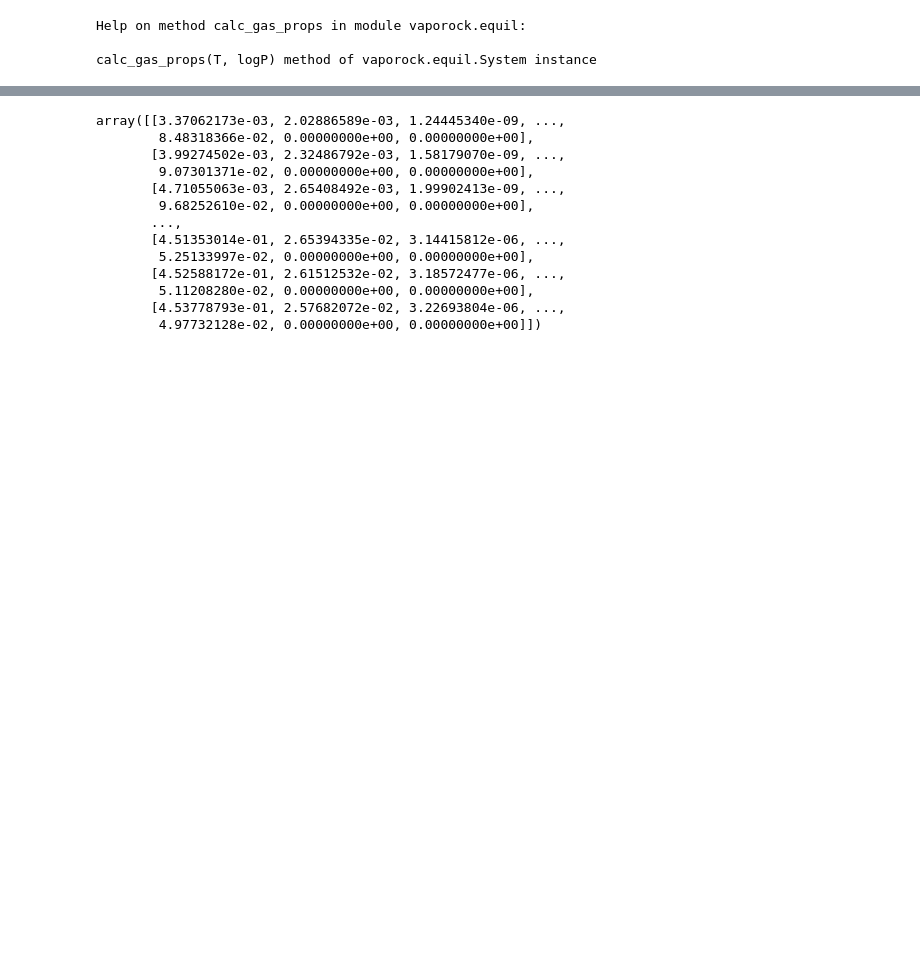
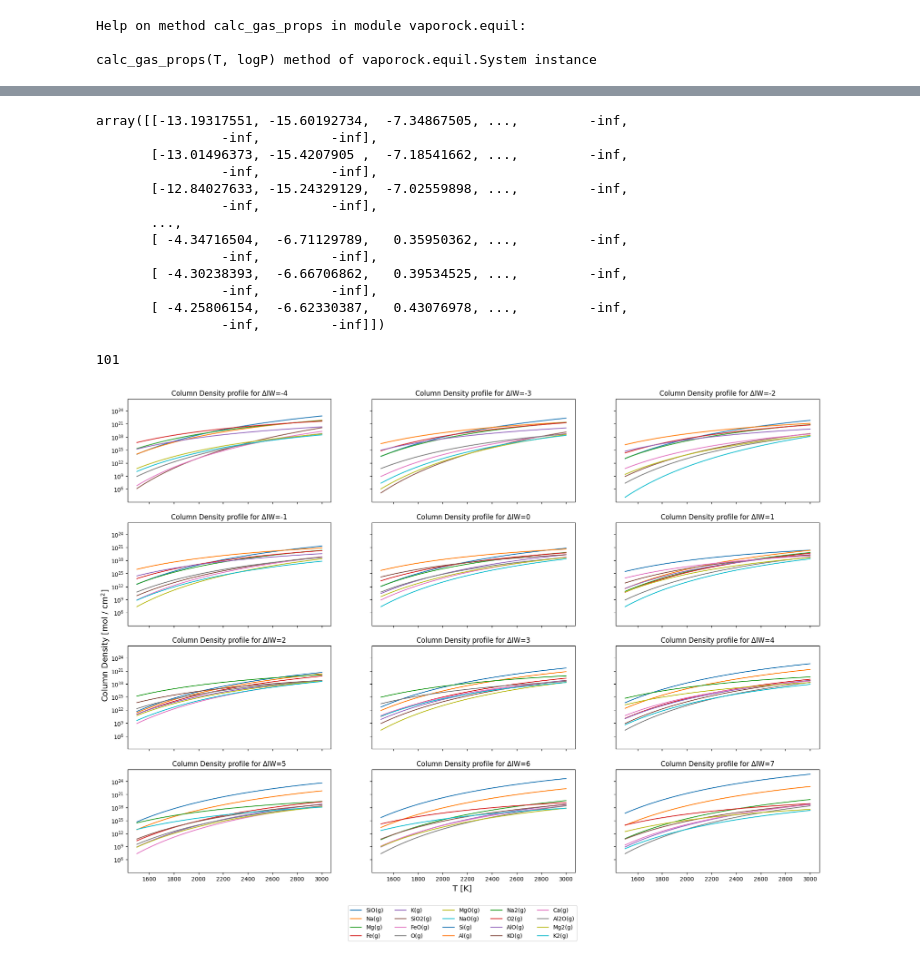
Before and after one commit to Alexmcginty/LavaWorlds, a Jupyter notebook: VapoRock-basic-demo-fo2 tests.ipynb, the cells around one changed output, grey strips where cells are left out. Saved outputs shown, nothing was run; the diff lists cells and outputs as text; code cells hidden in the pictures; blank space fills up the shorter version.

```diff
--- a/VapoRock-basic-demo-fo2 tests.ipynb
+++ b/VapoRock-basic-demo-fo2 tests.ipynb
@@ -383,16 +419,45 @@ array([0., 0., 0., 0., 0., 0., 0., 0., 0., 0., 0., 0., 0., 0., 0., 0., 0.,
 # %%
-mol_elem_frac1[:,0,:]
+LOGP1[:,0,:]
 # %% [output]
-array([[3.37062173e-03, 2.02886589e-03, 1.24445340e-09, ...,
-        8.48318366e-02, 0.00000000e+00, 0.00000000e+00],
-       [3.99274502e-03, 2.32486792e-03, 1.58179070e-09, ...,
-        9.07301371e-02, 0.00000000e+00, 0.00000000e+00],
-       [4.71055063e-03, 2.65408492e-03, 1.99902413e-09, ...,
-        9.68252610e-02, 0.00000000e+00, 0.00000000e+00],
+array([[-13.19317551, -15.60192734,  -7.34867505, ...,         -inf,
+                -inf,         -inf],
+       [-13.01496373, -15.4207905 ,  -7.18541662, ...,         -inf,
+                -inf,         -inf],
+       [-12.84027633, -15.24329129,  -7.02559898, ...,         -inf,
+                -inf,         -inf],
        ...,
-       [4.51353014e-01, 2.65394335e-02, 3.14415812e-06, ...,
-        5.25133997e-02, 0.00000000e+00, 0.00000000e+00],
-       [4.52588172e-01, 2.61512532e-02, 3.18572477e-06, ...,
-        5.11208280e-02, 0.00000000e+00, 0.00000000e+00],
-       [4.53778793e-01, 2.57682072e-02, 3.22693804e-06, ...,
-        4.97732128e-02, 0.00000000e+00, 0.00000000e+00]])
+       [ -4.34716504,  -6.71129789,   0.35950362, ...,         -inf,
+                -inf,         -inf],
+       [ -4.30238393,  -6.66706862,   0.39534525, ...,         -inf,
+                -inf,         -inf],
+       [ -4.25806154,  -6.62330387,   0.43076978, ...,         -inf,
+                -inf,         -inf]])
+# %%
+
+fig , axes = plt.subplots(nrows=4,ncols=3,figsize=(22,16),sharex=True,sharey=True)
+axes = axes.flatten()
+#cmap=plt.cm,get_cmap('jet',len(dlogfO2))
+elements=['O(g)', 'O2(g)', 'Mg(g)', 'MgO(g)', 'Mg2(g)', 'Ca(g) ', 'CaO(g)', 'Ca2(g)', 'Al(g) ', 'AlO(g)', 'AlO2(g)', 'Al2(g)', 'Al2O(g)', 'Al2O2(g)', 'Si(g) ', 'SiO(g)', 'SiO2(g', 'Si2(g)', 'Si3(g)', 'Na(g) ', 'NaO(g)', 'Na2(g)', 'K(g)  ', 'KO(g) ', 'K2(g) ', 'Fe(g) ', 'FeO(g)', 'TiO(g)', 'Ti(g) ', 'TiO2(g)', 'Cr(g) ', 'CrO(g)', 'CrO2(g)', 'CrO3(g)']
+#cbar = plt.colorbar(plt.cm.ScalarMappable(norm=plt.Normalize(0,1),cmap=plt.cm.get_cmap('jet')))
+print(len(T1))
+for j in range(len(dlogfO2)):
+    for i in range(10):
+            ax =axes[j]
+            ax.semilogy(T1, density_high1[:,j,i],label=elements[i])
+            #ax.set_xlabel('T  [K]')
+            #ax.set_ylabel(r'Column Density [mol / cm$^2$]')
+            ax.set_title( "Column Density profile for \u0394IW=" +str(dlogfO2[j]))
+            #plt.colorbar(label='fO2 values')
+            #print(dlogfO2[j])
+#for ax in axes:
+#    ax.set_xlabel('T  [K]')
+#    ax.set_ylabel(r'Column Density [mol / cm$^2$]')
+
+fig.text(0.5,0.125,'T [K]', va='center', ha='center',fontsize='x-large')
+fig.text(0.1,0.5,r'Column Density [mol / cm$^2$]', rotation='vertical',va='center', ha='center',fontsize='x-large')
+fig.subplots_adjust(bottom=0.15)
+fig.legend(density_high.index,loc='lower center', bbox_to_anchor=(0.5,0.04),ncol=5)
+plt.savefig('column density profiles with corrected fo2.png')
+# %% [output]
+101
+[figure, added]
```
Also changed, not shown: parts of 21 cells of this notebook.
